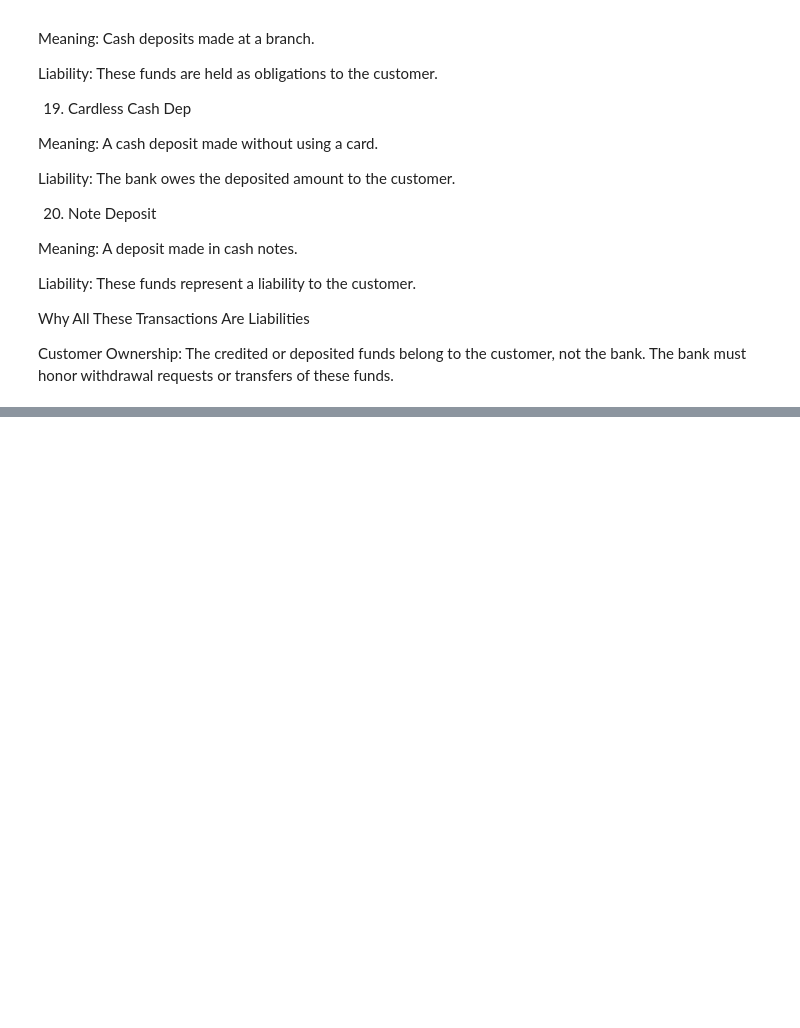
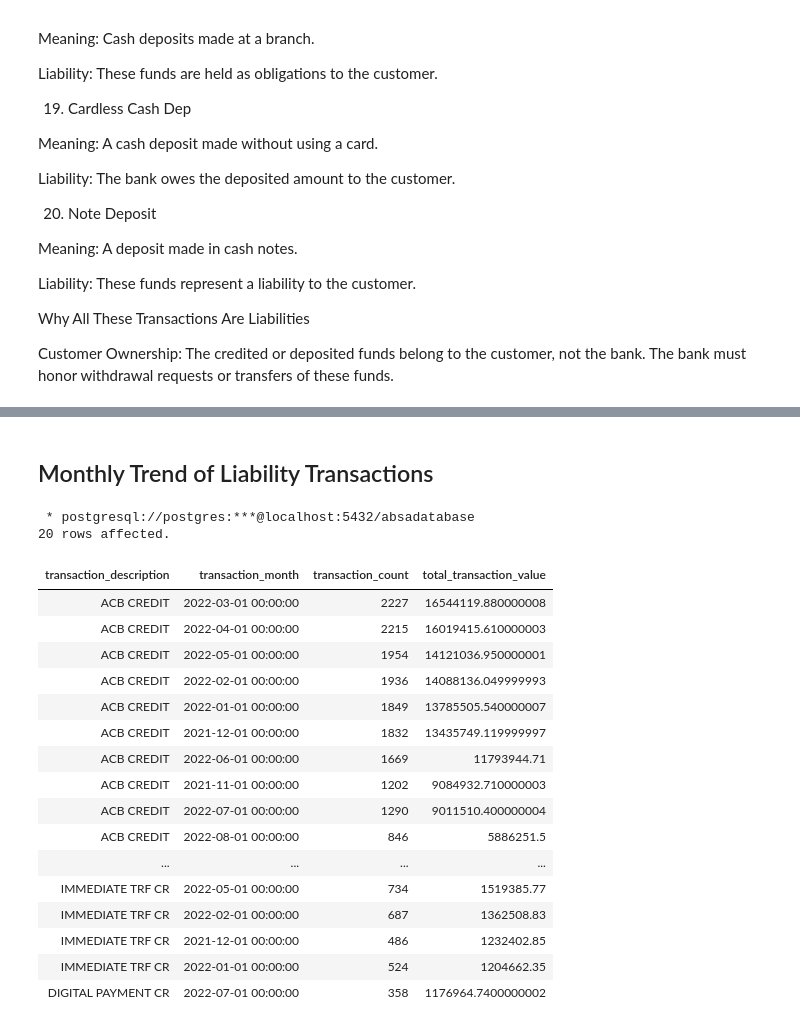
Before and after one commit to The-DigitalAcademy/EXPLORING-ABSA-DATASETS, a Jupyter notebook: Liability.ipynb, the cells around one changed output, grey strips where cells are left out. Saved outputs shown, nothing was run; the diff lists cells and outputs as text; code cells hidden in the pictures; blank space fills up the shorter version.

```diff
--- a/Liability.ipynb
+++ b/Liability.ipynb
@@ -178,0 +271,60 @@ WHERE
+# %% [markdown]
+ ## Monthly Trend of Liability Transactions
+# %%
+%%sql
+SELECT
+    transaction_description,
+    DATE_TRUNC('month', record_date) AS transaction_month,
+    COUNT(*) AS transaction_count,
+    SUM(amt) AS total_transaction_value
+FROM
+    transactiondata
+WHERE
+    transaction_description IN (
+        'ACB CREDIT',
+        'ACB DEBIT REVERSAL',
+        'POS CARD REFUND',
+        'POS REFUND PUR',
+        'CR BAL REBATE',
+        'CREDIT TRANSFER',
+        'DIGITAL PAYMENT CR',
+        'DIGITAL TRANSF CR',
+        'IMMEDIATE TRF CR',
+        'JOURNAL CR C/OPS',
+        'JOURNAL CREDIT',
+        'MOBILE PAYMENT CR',
+        'MOBILE TRANSFER CR',
+        'NPF CREDIT',
+        'OCT OCard CREDIT',
+        'POS O/SEA REFUND',
+        'CASH ACCEPTOR DEP',
+        'CASH DEP BRANCH',
+        'CARDLESS CASH DEP',
+        'NOTE DEPOSIT'
+    )
+GROUP BY
+    transaction_description,
+    DATE_TRUNC('month', record_date)
+ORDER BY
+    total_transaction_value DESC
+limit 20;
+# %% [output]
+ * postgresql://postgres:***@localhost:5432/absadatabase
+20 rows affected.
+| transaction_description | transaction_month | transaction_count | total_transaction_value |
+| ACB CREDIT | 2022-03-01 00:00:00 | 2227 | 16544119.880000008 |
+| ACB CREDIT | 2022-04-01 00:00:00 | 2215 | 16019415.610000003 |
+| ACB CREDIT | 2022-05-01 00:00:00 | 1954 | 14121036.950000001 |
+| ACB CREDIT | 2022-02-01 00:00:00 | 1936 | 14088136.049999993 |
+| ACB CREDIT | 2022-01-01 00:00:00 | 1849 | 13785505.540000007 |
+| ACB CREDIT | 2021-12-01 00:00:00 | 1832 | 13435749.119999997 |
+| ACB CREDIT | 2022-06-01 00:00:00 | 1669 | 11793944.71 |
+| ACB CREDIT | 2021-11-01 00:00:00 | 1202 | 9084932.710000003 |
+| ACB CREDIT | 2022-07-01 00:00:00 | 1290 | 9011510.400000004 |
+| ACB CREDIT | 2022-08-01 00:00:00 | 846 | 5886251.5 |
+| ... | ... | ... | ... |
+| IMMEDIATE TRF CR | 2022-05-01 00:00:00 | 734 | 1519385.77 |
+| IMMEDIATE TRF CR | 2022-02-01 00:00:00 | 687 | 1362508.83 |
+| IMMEDIATE TRF CR | 2021-12-01 00:00:00 | 486 | 1232402.85 |
+| IMMEDIATE TRF CR | 2022-01-01 00:00:00 | 524 | 1204662.35 |
+| DIGITAL PAYMENT CR | 2022-07-01 00:00:00 | 358 | 1176964.7400000002 |
```
Also changed, not shown: parts of 9 cells of this notebook.
